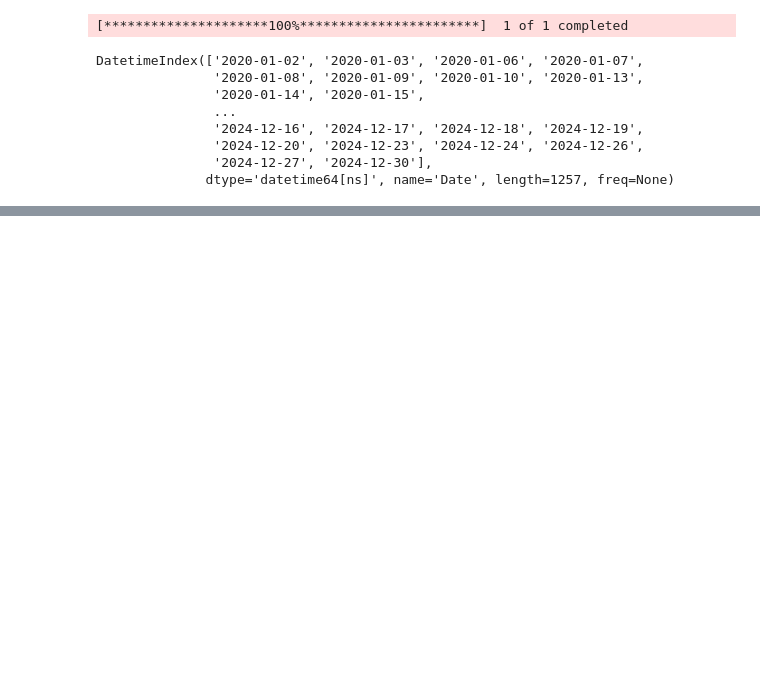
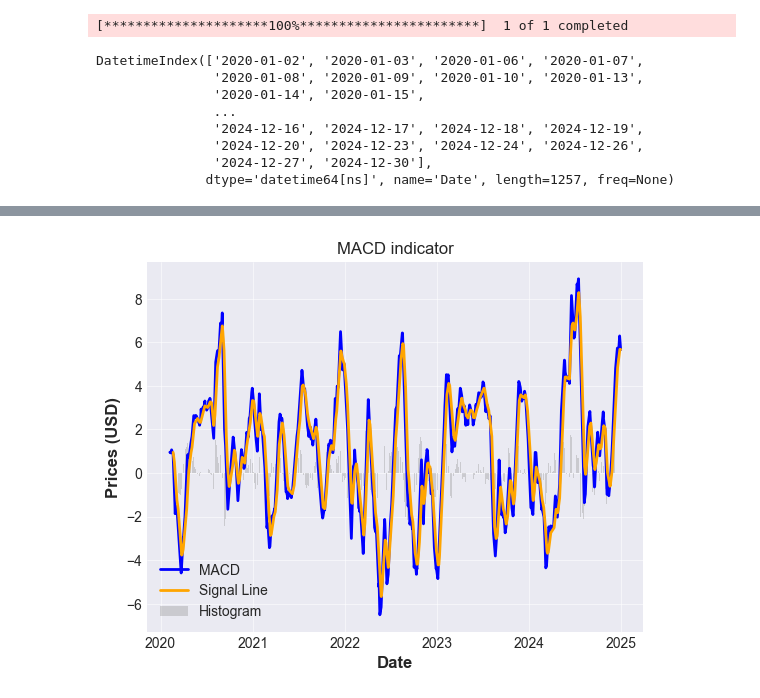
Before and after one commit to GowrishankarSMenon/stock-analysis-and-report, a Jupyter notebook: stock_price_analysis.ipynb, the cells around one changed output, grey strips where cells are left out. Cells and saved outputs as stored; diff of their text form; code cells hidden in the pictures; blank space fills up the shorter version.

```diff
--- a/stock_price_analysis.ipynb
+++ b/stock_price_analysis.ipynb
@@ -95,0 +99,17 @@ plt.show()
+# %%
+macd = MACD(close=data['Close'].squeeze(), window_slow=26, window_fast=12, window_sign=9)
+data['MACD'] =  macd.macd()
+data['MACD_Signal'] = macd.macd_signal()
+data['MACD_Hist'] = macd.macd_diff()
+
+plt.plot(data.index, data['MACD'], label="MACD", color="blue")
+plt.plot(data.index, data['MACD_Signal'], label="Signal Line", color="orange")
+plt.bar(data.index, data['MACD_Hist'], label="Histogram", color="gray", alpha=0.3)
+plt.title("MACD indicator")
+plt.xlabel("Date")
+plt.ylabel("Prices (USD)")
+plt.legend()
+plt.grid(True)
+plt.show()
+# %% [output]
+[figure, added]
```
Also changed, not shown: parts of 7 cells of this notebook, 3 other files.
